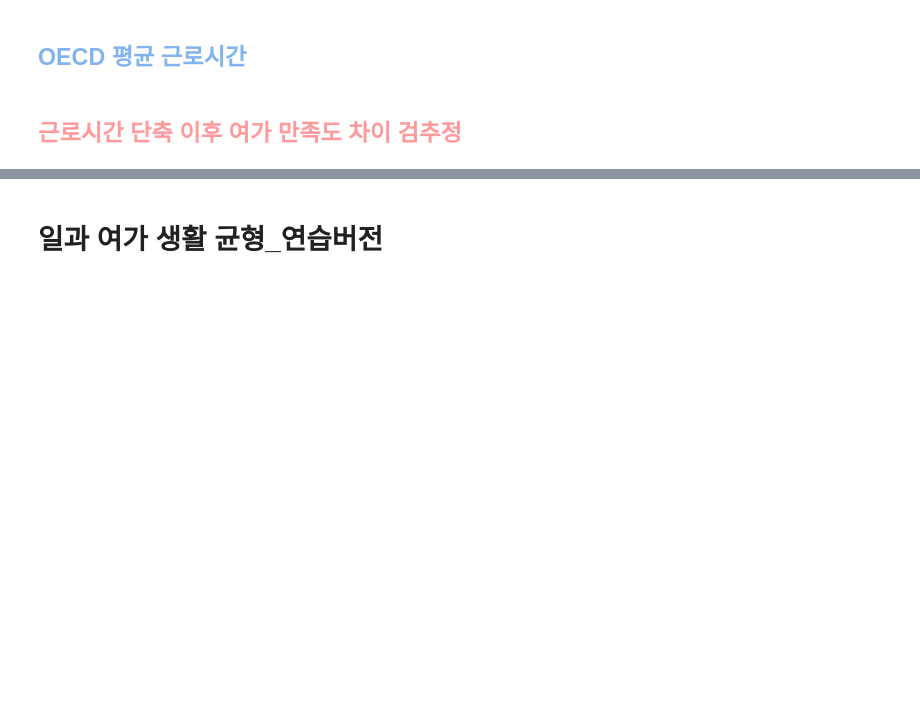
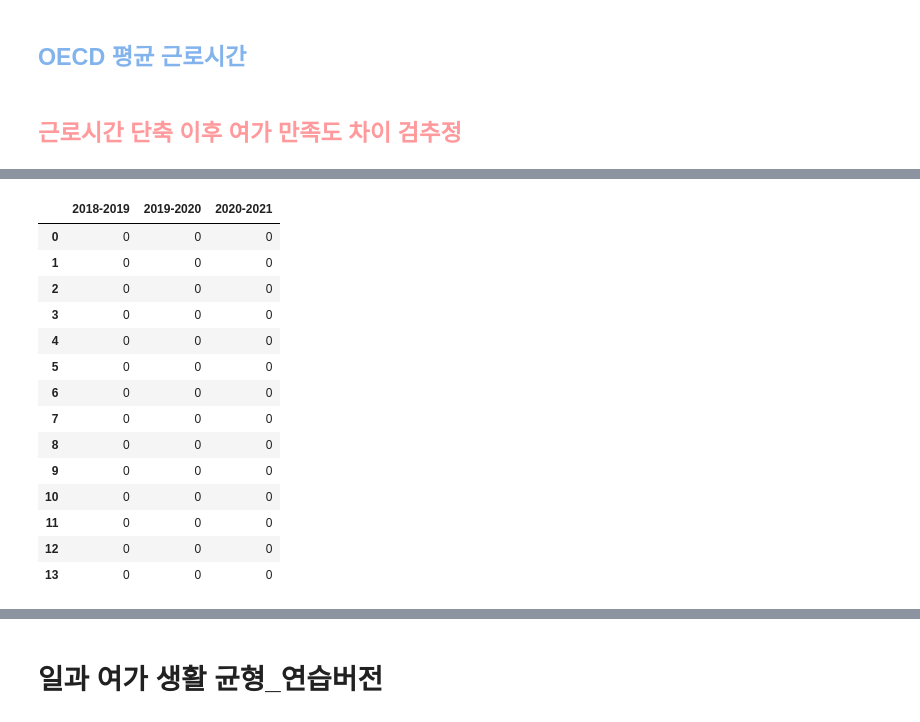
Before and after one commit to nyeokinyeoki/Toy-Projects-with-Tableau, a Jupyter notebook: Side_pro_leis.ipynb, the cells around one changed output, grey strips where cells are left out. Drawn from its saved outputs; the diff is of its cells as text; code cells hidden in the pictures; blank space fills up the shorter version.

```diff
--- a/Side_pro_leis.ipynb
+++ b/Side_pro_leis.ipynb
@@ -436,0 +482,29 @@ sat_lei_piv.head()
+# %%
+for b in range(14) :
+    if b//7 == 0 :
+        sat_lei_pvl.iloc[b,0] = "가구소득별"
+    else :
+        sat_lei_pvl.iloc[b,0] = "연령별"
+
+# sat_lei_pvl
+# %%
+equal_var = sat_lei_pvl.iloc[:,2:]
+# equal_var
+# %%
+equal_var
+# %% [output]
+|  | 2018-2019 | 2019-2020 | 2020-2021 |
+| 0 | 0 | 0 | 0 |
+| 1 | 0 | 0 | 0 |
+| 2 | 0 | 0 | 0 |
+| 3 | 0 | 0 | 0 |
+| 4 | 0 | 0 | 0 |
+| 5 | 0 | 0 | 0 |
+| 6 | 0 | 0 | 0 |
+| 7 | 0 | 0 | 0 |
+| 8 | 0 | 0 | 0 |
+| 9 | 0 | 0 | 0 |
+| 10 | 0 | 0 | 0 |
+| 11 | 0 | 0 | 0 |
+| 12 | 0 | 0 | 0 |
+| 13 | 0 | 0 | 0 |
```
Also changed, not shown: parts of 7 cells of this notebook.
